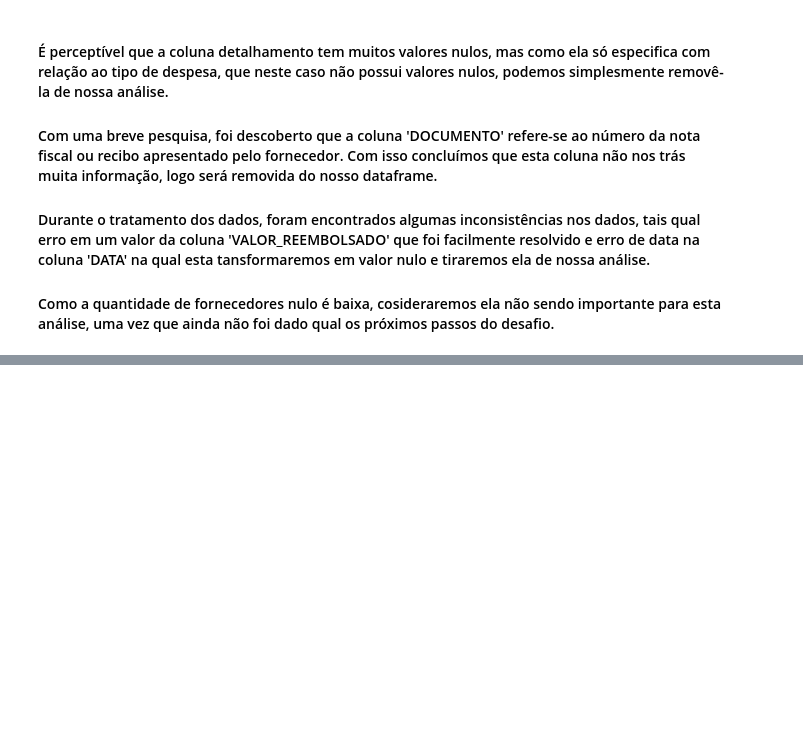
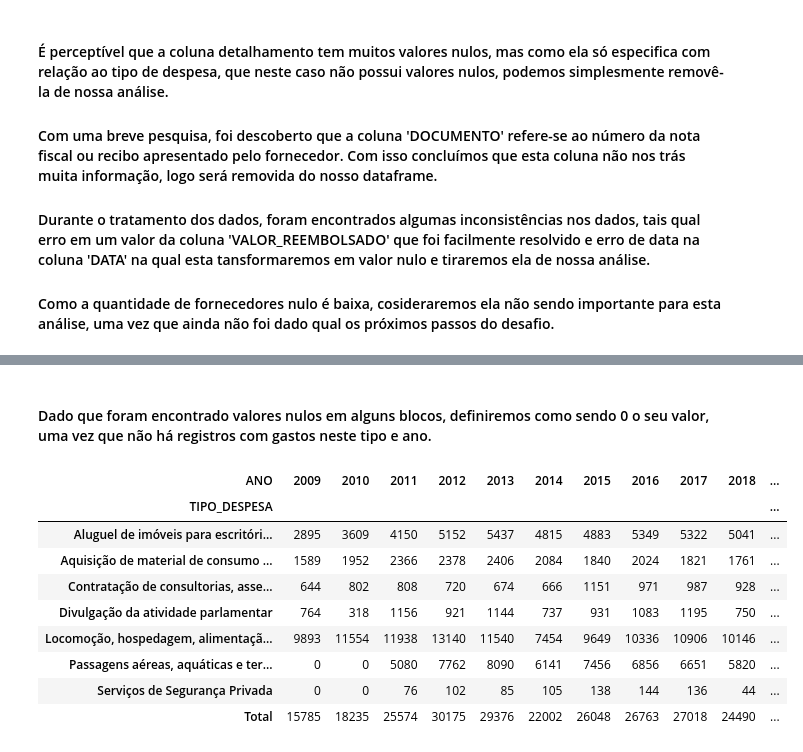
Before and after one commit to LuizHB23/7DaysOfCode-Ciencia-de-Dados, a Jupyter notebook: main.ipynb, the cells around one changed output, grey strips where cells are left out. Saved outputs shown, nothing was run; the diff lists cells and outputs as text; code cells hidden in the pictures; blank space fills up the shorter version.

```diff
--- a/main.ipynb
+++ b/main.ipynb
@@ -136,0 +261,18 @@ memory usage: 25.3+ MB
+# %% [markdown]
+#### Dado que foram encontrado valores nulos em alguns blocos, definiremos como sendo 0 o seu valor, uma vez que não há registros com gastos neste tipo e ano.
+# %%
+tabela_despesas = tabela_despesas.fillna(0)
+tabela_despesas = tabela_despesas.astype(int)
+tabela_despesas_estilizada = tabela_despesas.style
+tabela_despesas_estilizada
+# %% [output]
+| ANO | 2009 | 2010 | 2011 | 2012 | 2013 | 2014 | 2015 | 2016 | 2017 | 2018 | ... |
+| TIPO_DESPESA |  |  |  |  |  |  |  |  |  |  | ... |
+| Aluguel de imóveis para escritóri... | 2895 | 3609 | 4150 | 5152 | 5437 | 4815 | 4883 | 5349 | 5322 | 5041 | ... |
+| Aquisição de material de consumo ... | 1589 | 1952 | 2366 | 2378 | 2406 | 2084 | 1840 | 2024 | 1821 | 1761 | ... |
+| Contratação de consultorias, asse... | 644 | 802 | 808 | 720 | 674 | 666 | 1151 | 971 | 987 | 928 | ... |
+| Divulgação da atividade parlamentar | 764 | 318 | 1156 | 921 | 1144 | 737 | 931 | 1083 | 1195 | 750 | ... |
+| Locomoção, hospedagem, alimentaçã... | 9893 | 11554 | 11938 | 13140 | 11540 | 7454 | 9649 | 10336 | 10906 | 10146 | ... |
+| Passagens aéreas, aquáticas e ter... | 0 | 0 | 5080 | 7762 | 8090 | 6141 | 7456 | 6856 | 6651 | 5820 | ... |
+| Serviços de Segurança Privada | 0 | 0 | 76 | 102 | 85 | 105 | 138 | 144 | 136 | 44 | ... |
+| Total | 15785 | 18235 | 25574 | 30175 | 29376 | 22002 | 26048 | 26763 | 27018 | 24490 | ... |
```
Also changed, not shown: parts of 22 cells of this notebook.
